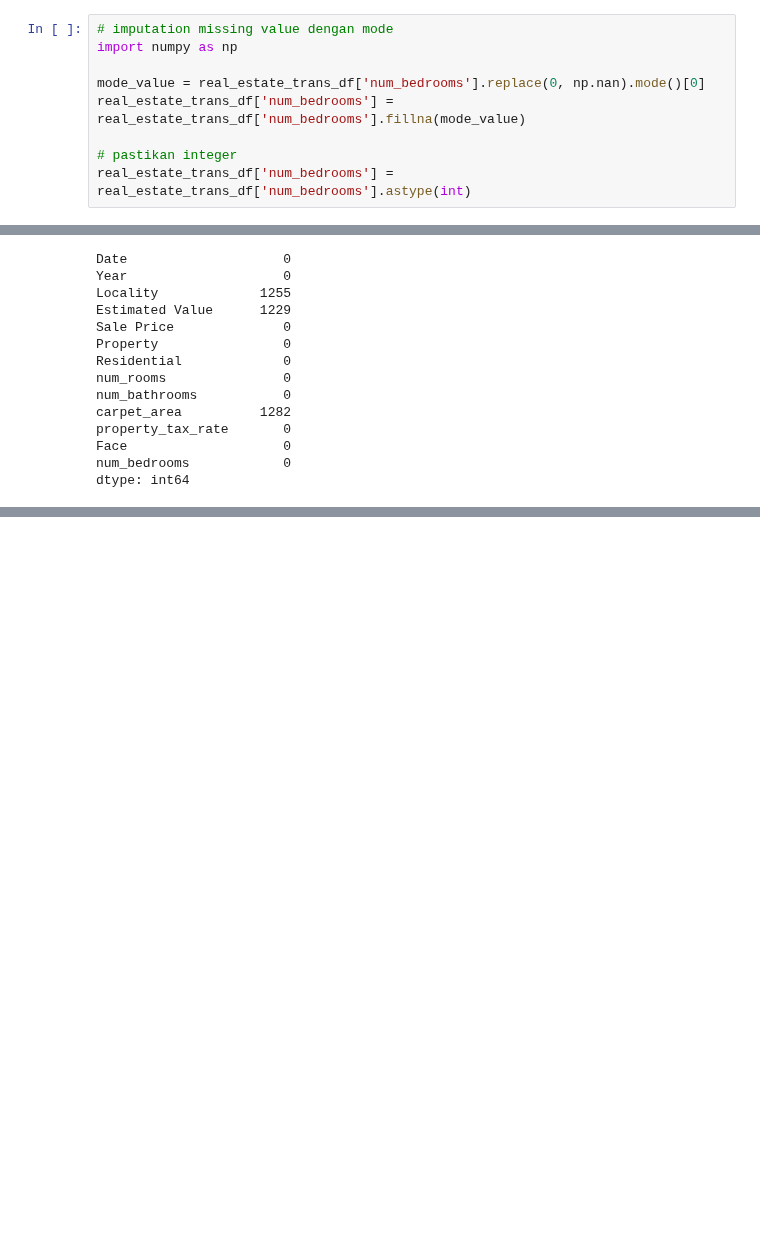
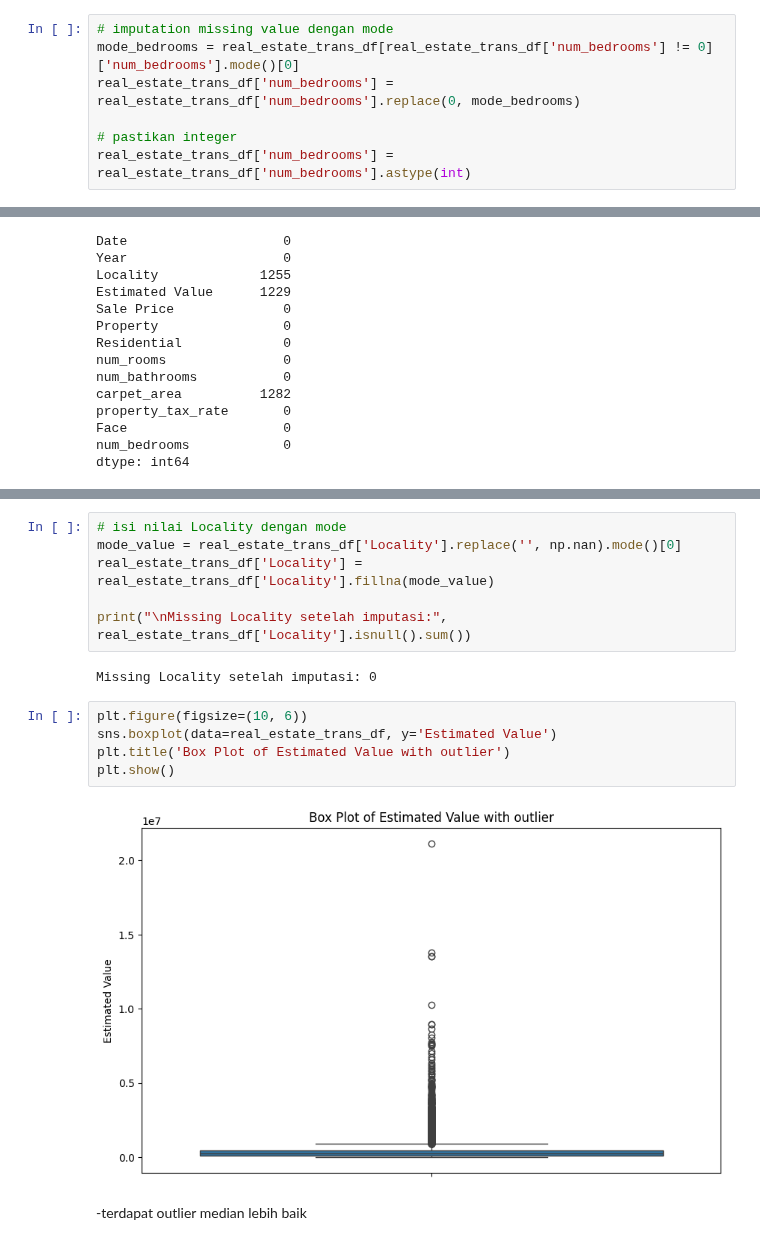
Before and after one commit to Aris0506/Python-Data-Analysis-Project-learning-journey, a Jupyter notebook: 00 mini project/08 Exploration Data analisis in python/analisis data faktor harga properti.ipynb, the cells around one changed output, grey strips where cells are left out. Saved outputs shown, nothing was run; the diff lists cells and outputs as text; blank space fills up the shorter version.

Commit message:
imputate missing values

```diff
--- a/00 mini project/08 Exploration Data analisis in python/analisis data faktor harga properti.ipynb
+++ b/00 mini project/08 Exploration Data analisis in python/analisis data faktor harga properti.ipynb
@@ -169,10 +169,8 @@ missing value ini sangat aman tetapi pada saat di hitung meannya ada di kisaran
 dengan 0 kembali jadi saya akan mengisi dengan mode saja.
 # %%
 # imputation missing value dengan mode
-import numpy as np
-
-mode_value = real_estate_trans_df['num_bedrooms'].replace(0, np.nan).mode()[0]
-real_estate_trans_df['num_bedrooms'] = real_estate_trans_df['num_bedrooms'].fillna(mode_value)
+mode_bedrooms = real_estate_trans_df[real_estate_trans_df['num_bedrooms'] != 0]['num_bedrooms'].mode()[0]
+real_estate_trans_df['num_bedrooms'] = real_estate_trans_df['num_bedrooms'].replace(0, mode_bedrooms)
 
 # pastikan integer
 real_estate_trans_df['num_bedrooms'] = real_estate_trans_df['num_bedrooms'].astype(int)
@@ -237,0 +255,17 @@ persentase_missing_values =
+# %%
+# isi nilai Locality dengan mode
+mode_value = real_estate_trans_df['Locality'].replace('', np.nan).mode()[0]
+real_estate_trans_df['Locality'] = real_estate_trans_df['Locality'].fillna(mode_value)
+
+print("\nMissing Locality setelah imputasi:", real_estate_trans_df['Locality'].isnull().sum())
+# %% [output]
+Missing Locality setelah imputasi: 0
+# %%
+plt.figure(figsize=(10, 6))
+sns.boxplot(data=real_estate_trans_df, y='Estimated Value')
+plt.title('Box Plot of Estimated Value with outlier')
+plt.show()
+# %% [output]
+[figure, added]
+# %% [markdown]
+-terdapat outlier median lebih baik
```
Also changed, not shown: parts of 13 cells of this notebook, 2 other files.
